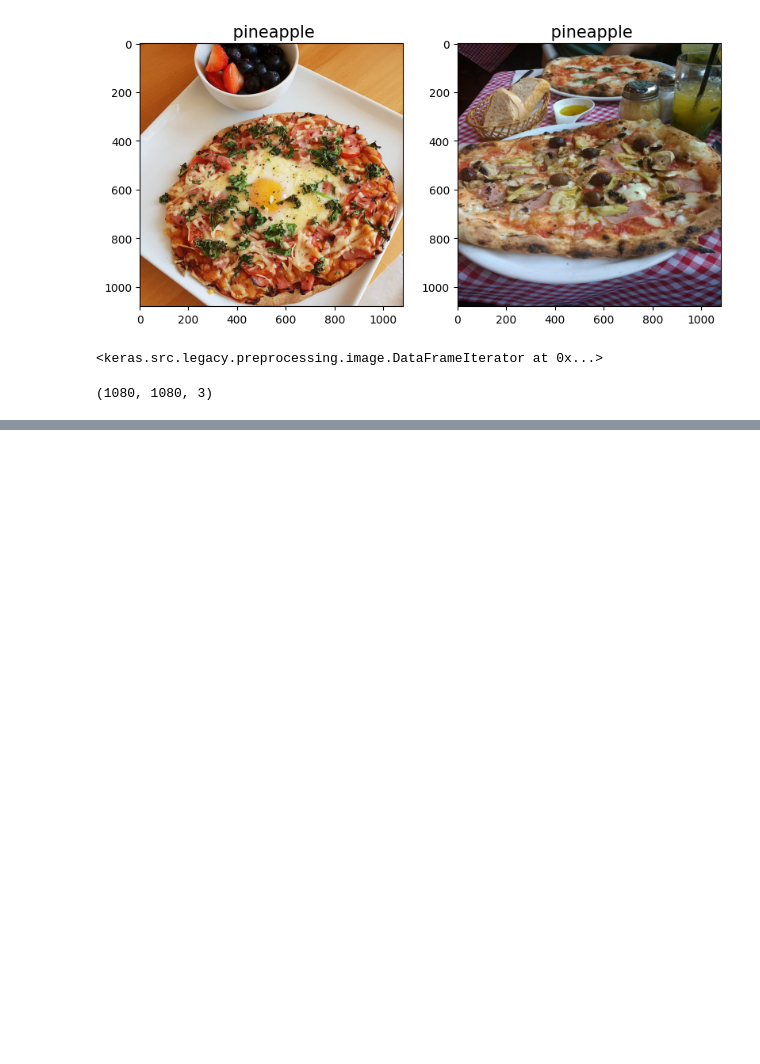
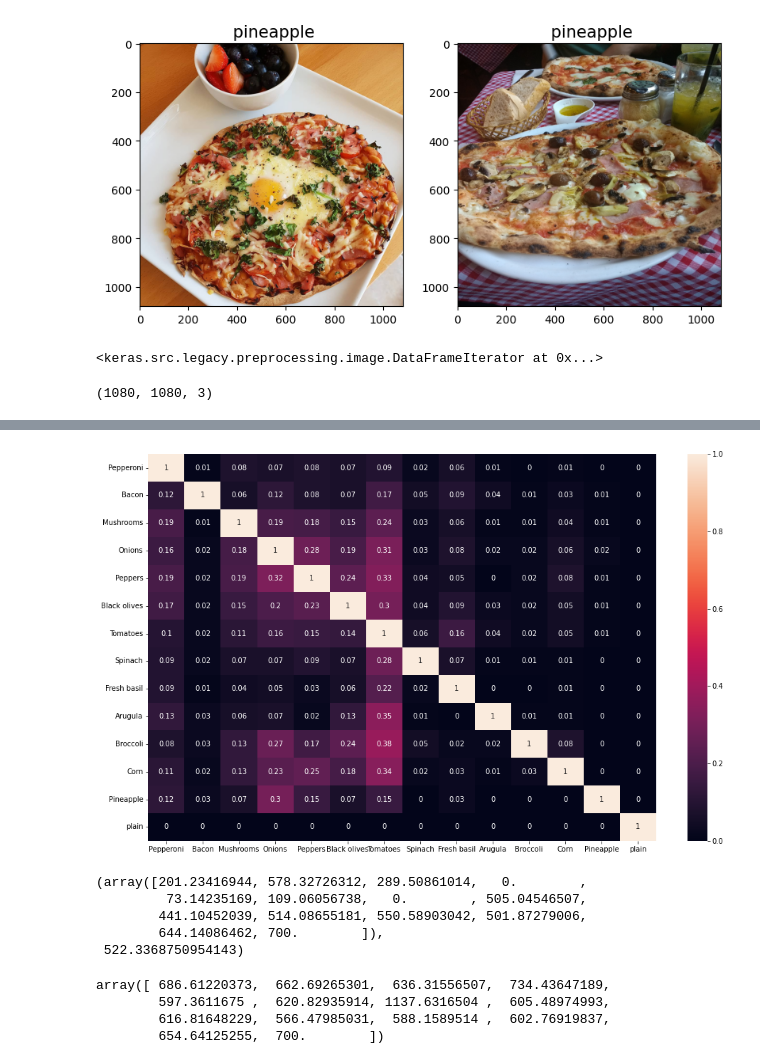
Before and after one commit to NBillar/deep_l, a Jupyter notebook: pre-processing.ipynb, the cells around one changed output, grey strips where cells are left out. Cells and saved outputs as stored; diff of their text form; code cells hidden in the pictures; blank space fills up the shorter version.

```diff
--- a/pre-processing.ipynb
+++ b/pre-processing.ipynb
@@ -144,0 +279,36 @@ images[0].shape
+# %%
+import seaborn as sns
+balance_df = train_df.drop(columns="image_name")
+lst= []
+for label in train_df.columns[:-1]:
+    res_lst = balance_df[balance_df[label]==1].sum()/balance_df[train_df[label]==1].sum().max()
+    lst.append([round(value, 2) for value in res_lst.tolist()])
+
+plt.figure(figsize=(16, 10))
+ax = sns.heatmap(lst, annot = True)
+ax.tick_params(axis = 'y', labelrotation = 0)
+ax.set_xticklabels(balance_df.columns)
+ax.set_yticklabels(balance_df.columns);
+# %% [output]
+[figure, added]
+# %%
+from scipy.optimize import nnls
+mults = nnls(np.array(lst).T, np.repeat(700, len(lst)))
+mults
+# %% [output]
+(array([201.23416944, 578.32726312, 289.50861014,   0.        ,
+         73.14235169, 109.06056738,   0.        , 505.04546507,
+        441.10452039, 514.08655181, 550.58903042, 501.87279006,
+        644.14086462, 700.        ]),
+ 522.3368750954143)
+# %%
+res_arr= np.zeros(len(lst))
+for i in range(0, len(lst)):
+    res_arr += mults[0][i]*np.array(lst)[i]
+
+res_arr
+# %% [output]
+array([ 686.61220373,  662.69265301,  636.31556507,  734.43647189,
+        597.3611675 ,  620.82935914, 1137.6316504 ,  605.48974993,
+        616.81648229,  566.47985031,  588.1589514 ,  602.76919837,
+        654.64125255,  700.        ])
```
Also changed, not shown: parts of 22 cells of this notebook, 2 other files.
